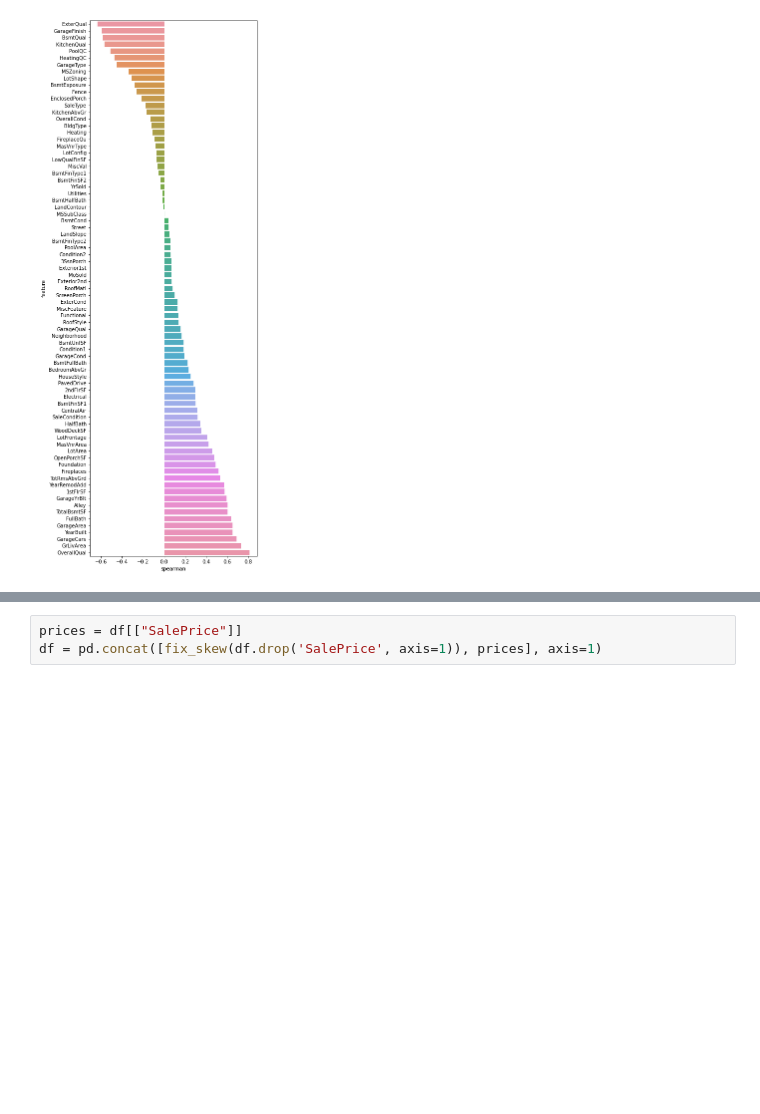
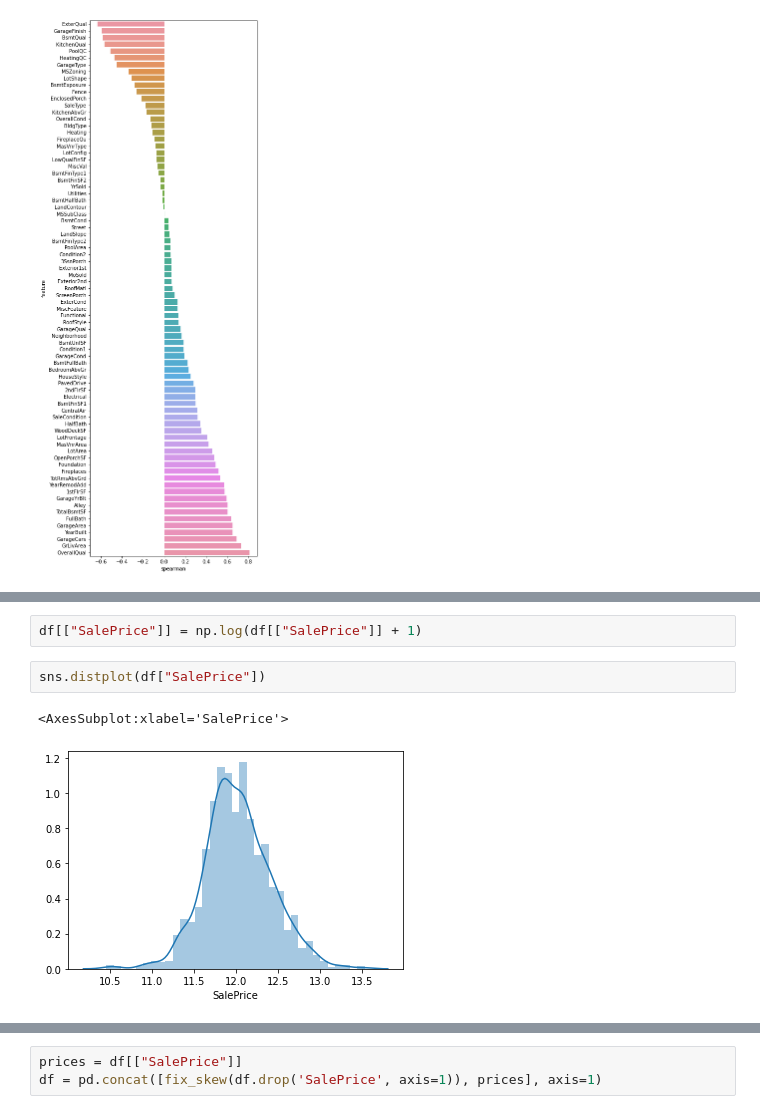
Before and after one commit to shoushimayaUCI/KaggleHousePricePrediction, a Jupyter notebook: Main.ipynb, the cells around one changed output, grey strips where cells are left out. Saved outputs shown, nothing was run; the diff lists cells and outputs as text; blank space fills up the shorter version.

```diff
--- a/Main.ipynb
+++ b/Main.ipynb
@@ -111 +81,8 @@ df.drop(df[(df['GrLivArea'] > 5000) & (df['SalePrice'] < 300000)].index, inplace
+# %%
+df[["SalePrice"]] = np.log(df[["SalePrice"]] + 1)
+# %%
+sns.distplot(df["SalePrice"])
+# %% [output]
+<AxesSubplot:xlabel='SalePrice'>
+[figure, added]
 # %%
```
Also changed, not shown: parts of 36 cells of this notebook.
